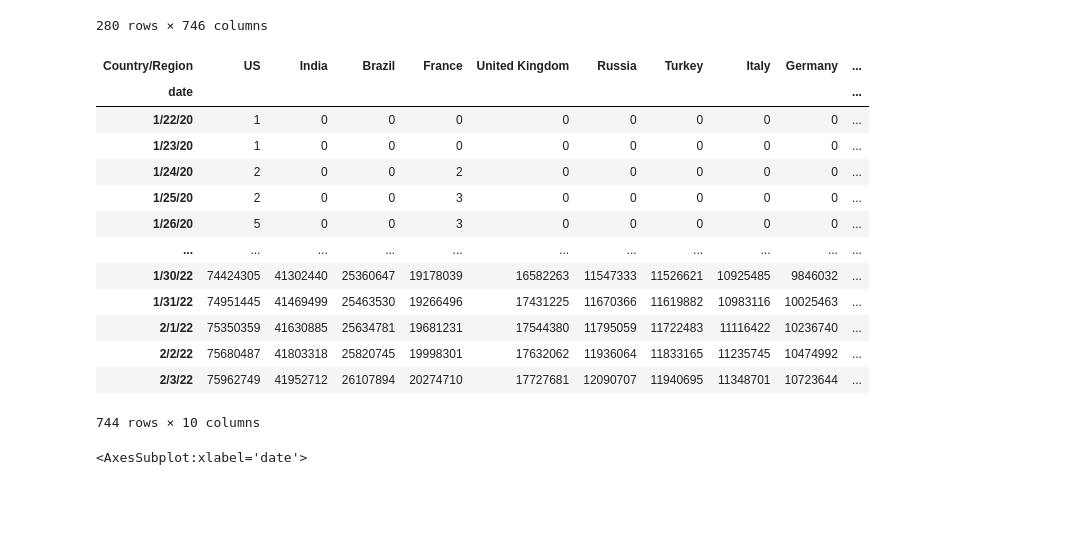
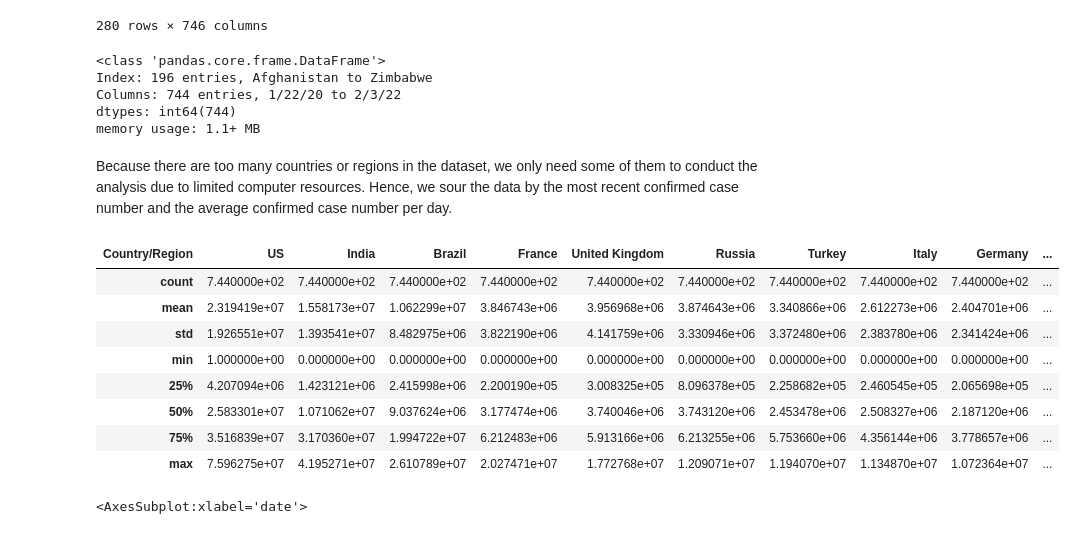
Before and after one commit to CynthiaLiNingxin/CynthiaLiNingxin-Covid19-analysis, a Jupyter notebook: How the Time, Vaccination, and Policy Affect Covid-19 Case Number.ipynb, the cells around one changed output. Saved outputs shown, nothing was run; the diff lists cells and outputs as text; code cells hidden in the pictures; blank space fills up the shorter version.

```diff
--- a/How the Time, Vaccination, and Policy Affect Covid-19 Case Number.ipynb
+++ b/How the Time, Vaccination, and Policy Affect Covid-19 Case Number.ipynb
@@ -57,24 +63,30 @@ df
 # %%
 #Group table by country/region and sum the data in same date for each country/region.
 all_countries = df.groupby('Country/Region').sum()
+all_countries.info()
+# %% [output]
+<class 'pandas.core.frame.DataFrame'>
+Index: 196 entries, Afghanistan to Zimbabwe
+Columns: 744 entries, 1/22/20 to 2/3/22
+dtypes: int64(744)
+memory usage: 1.1+ MB
+# %% [markdown]
+Because there are too many countries or regions in the dataset, we only need some of them to conduct the analysis due to limited computer resources. Hence, we sour the data by the most recent confirmed case number and the average confirmed case number per day.
 # %%
 #Sort the data based on recent confirmed case number, from high to low.
 top_10 = all_countries.sort_values('2/3/22', ascending=False).head(10)
 top_10.columns.name = 'date'
-top_10.T
+top_10 = top_10.T
-# %% [output]
-| Country/Region | US | India | Brazil | France | United Kingdom | Russia | Turkey | Italy | Germany | ... |
-| date |  |  |  |  |  |  |  |  |  | ... |
-| 1/22/20 | 1 | 0 | 0 | 0 | 0 | 0 | 0 | 0 | 0 | ... |
-| 1/23/20 | 1 | 0 | 0 | 0 | 0 | 0 | 0 | 0 | 0 | ... |
-| 1/24/20 | 2 | 0 | 0 | 2 | 0 | 0 | 0 | 0 | 0 | ... |
-| 1/25/20 | 2 | 0 | 0 | 3 | 0 | 0 | 0 | 0 | 0 | ... |
-| 1/26/20 | 5 | 0 | 0 | 3 | 0 | 0 | 0 | 0 | 0 | ... |
-| ... | ... | ... | ... | ... | ... | ... | ... | ... | ... | ... |
-| 1/30/22 | 74424305 | 41302440 | 25360647 | 19178039 | 16582263 | 11547333 | 11526621 | 10925485 | 9846032 | ... |
-| 1/31/22 | 74951445 | 41469499 | 25463530 | 19266496 | 17431225 | 11670366 | 11619882 | 10983116 | 10025463 | ... |
-| 2/1/22 | 75350359 | 41630885 | 25634781 | 19681231 | 17544380 | 11795059 | 11722483 | 11116422 | 10236740 | ... |
-| 2/2/22 | 75680487 | 41803318 | 25820745 | 19998301 | 17632062 | 11936064 | 11833165 | 11235745 | 10474992 | ... |
-| 2/3/22 | 75962749 | 41952712 | 26107894 | 20274710 | 17727681 | 12090707 | 11940695 | 11348701 | 10723644 | ... |
-744 rows × 10 columns
+# %%
+top_10.describe()
+# %% [output]
+| Country/Region | US | India | Brazil | France | United Kingdom | Russia | Turkey | Italy | Germany | ... |
+| count | 7.440000e+02 | 7.440000e+02 | 7.440000e+02 | 7.440000e+02 | 7.440000e+02 | 7.440000e+02 | 7.440000e+02 | 7.440000e+02 | 7.440000e+02 | ... |
+| mean | 2.319419e+07 | 1.558173e+07 | 1.062299e+07 | 3.846743e+06 | 3.956968e+06 | 3.874643e+06 | 3.340866e+06 | 2.612273e+06 | 2.404701e+06 | ... |
+| std | 1.926551e+07 | 1.393541e+07 | 8.482975e+06 | 3.822190e+06 | 4.141759e+06 | 3.330946e+06 | 3.372480e+06 | 2.383780e+06 | 2.341424e+06 | ... |
+| min | 1.000000e+00 | 0.000000e+00 | 0.000000e+00 | 0.000000e+00 | 0.000000e+00 | 0.000000e+00 | 0.000000e+00 | 0.000000e+00 | 0.000000e+00 | ... |
+| 25% | 4.207094e+06 | 1.423121e+06 | 2.415998e+06 | 2.200190e+05 | 3.008325e+05 | 8.096378e+05 | 2.258682e+05 | 2.460545e+05 | 2.065698e+05 | ... |
+| 50% | 2.583301e+07 | 1.071062e+07 | 9.037624e+06 | 3.177474e+06 | 3.740046e+06 | 3.743120e+06 | 2.453478e+06 | 2.508327e+06 | 2.187120e+06 | ... |
+| 75% | 3.516839e+07 | 3.170360e+07 | 1.994722e+07 | 6.212483e+06 | 5.913166e+06 | 6.213255e+06 | 5.753660e+06 | 4.356144e+06 | 3.778657e+06 | ... |
+| max | 7.596275e+07 | 4.195271e+07 | 2.610789e+07 | 2.027471e+07 | 1.772768e+07 | 1.209071e+07 | 1.194070e+07 | 1.134870e+07 | 1.072364e+07 | ... |
 # %%
```
Also changed, not shown: parts of 8 cells of this notebook.
